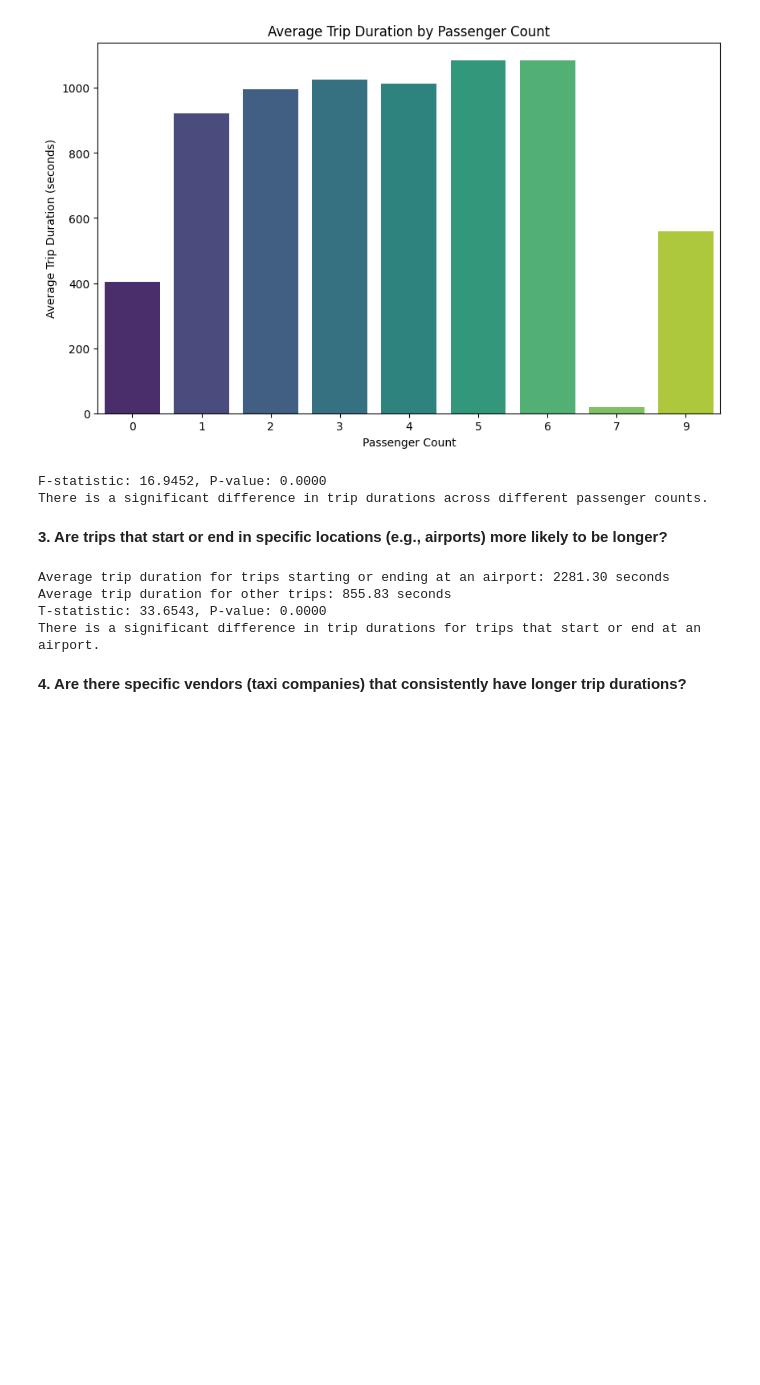
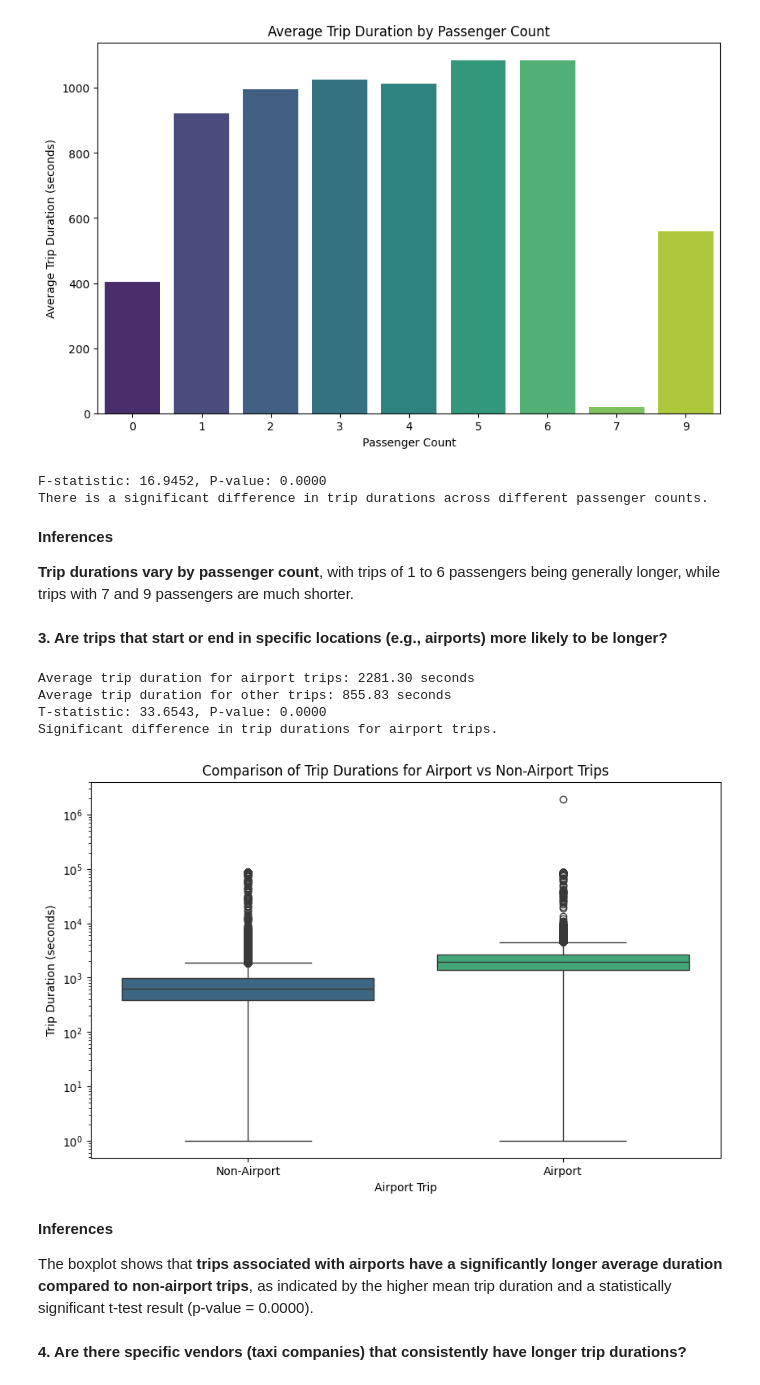
Before and after one commit to namozhdehi/KSR, a Jupyter notebook: 2_EDA_NYC_Taxi.ipynb, the cells around one changed output. Saved outputs shown, nothing was run; the diff lists cells and outputs as text; code cells hidden in the pictures; blank space fills up the shorter version.

```diff
--- a/2_EDA_NYC_Taxi.ipynb
+++ b/2_EDA_NYC_Taxi.ipynb
@@ -1055,58 +1097,71 @@ else:
 [figure]
 F-statistic: 16.9452, P-value: 0.0000
 There is a significant difference in trip durations across different passenger counts.
+# %% [markdown]
+**Inferences**
+
+**Trip durations vary by passenger count**, with trips of 1 to 6 passengers being generally longer, while trips with 7 and 9 passengers are much shorter.
 # %% [markdown]
 **3. Are trips that start or end in specific locations (e.g., airports) more likely to be longer?**
 # %%
+import numpy as np
+import seaborn as sns
+import matplotlib.pyplot as plt
 from scipy.stats import ttest_ind
 
 # Define airport coordinates (JFK, LGA, EWR)
-# You might need to adjust these coordinates based on the dataset's resolution
-JFK_COORDINATES = (-73.7781, 40.6413)
-LGA_COORDINATES = (-73.8740, 40.7769)
-EWR_COORDINATES = (-74.1745, 40.6895)
+airport_coords = [
+    (-73.7781, 40.6413),  # JFK
+    (-73.8740, 40.7769),  # LGA
+    (-74.1745, 40.6895)   # EWR
+]
 
 # Define a radius for considering a trip as starting/ending at an airport
-RADIUS = 0.02  # Adjust based on your dataset's precision
+RADIUS = 0.02
 
-def is_near_airport(lon, lat, airport_coords, radius=RADIUS):
-    return np.sqrt((lon - airport_coords[0])**2 + (lat - airport_coords[1])**2) <= radius
+# Function to check if a location is near an airport
+def is_near_airport(lon, lat, airports=airport_coords, radius=RADIUS):
+    return any(np.sqrt((lon - ac[0])**2 + (lat - ac[1])**2) <= radius for ac in airports)
 
 # Add a column to classify trips as starting or ending at an airport
-df['starts_at_airport'] = df.apply(lambda row: is_near_airport(row['pickup_longitude'], row['pickup_latitude'], JFK_COORDINATES) or
-                                             is_near_airport(row['pickup_longitude'], row['pickup_latitude'], LGA_COORDINATES) or
-                                             is_near_airport(row['pickup_longitude'], row['pickup_latitude'], EWR_COORDINATES), axis=1)
+df['airport_trip'] = df.apply(lambda row: is_near_airport(row['pickup_longitude'], row['pickup_latitude']) or
+                                             is_near_airport(row['dropoff_longitude'], row['dropoff_latitude']), axis=1)
 
-df['ends_at_airport'] = df.apply(lambda row: is_near_airport(row['dropoff_longitude'], row['dropoff_latitude'], JFK_COORDINATES) or
-                                           is_near_airport(row['dropoff_longitude'], row['dropoff_latitude'], LGA_COORDINATES) or
-                                           is_near_airport(row['dropoff_longitude'], row['dropoff_latitude'], EWR_COORDINATES), axis=1)
+# Calculate average trip duration for airport vs non-airport trips
+airport_trip_avg_duration = df[df['airport_trip']]['trip_duration'].mean()
+non_airport_trip_avg_duration = df[~df['airport_trip']]['trip_duration'].mean()
 
-# Combine the two conditions into one
-df['airport_trip'] = df['starts_at_airport'] | df['ends_at_airport']
-
-# Calculate average trip duration for airport trips vs non-airport trips
-airport_trip_avg_duration = df[df['airport_trip'] == True]['trip_duration'].mean()
-non_airport_trip_avg_duration = df[df['airport_trip'] == False]['trip_duration'].mean()
-
-print(f"Average trip duration for trips starting or ending at an airport: {airport_trip_avg_duration:.2f} seconds")
+print(f"Average trip duration for airport trips: {airport_trip_avg_duration:.2f} seconds")
 print(f"Average trip duration for other trips: {non_airport_trip_avg_duration:.2f} seconds")
 
-# Optional: Perform a statistical test (t-test) to check if the difference is significant
-airport_trip_durations = df[df['airport_trip'] == True]['trip_duration']
-non_airport_trip_durations = df[df['airport_trip'] == False]['trip_duration']
-
-t_stat, p_value = ttest_ind(airport_trip_durations, non_airport_trip_durations, equal_var=False)
+# Perform a t-test
+t_stat, p_value = ttest_ind(df[df['airport_trip']]['trip_duration'], df[~df['airport_trip']]['trip_duration'], equal_var=False)
 print(f"T-statistic: {t_stat:.4f}, P-value: {p_value:.4f}")
 
 if p_value < 0.05:
-    print("There is a significant difference in trip durations for trips that start or end at an airport.")
+    print("Significant difference in trip durations for airport trips.")
 else:
-    print("There is no significant difference in trip durations for trips that start or end at an airport.")
+    print("No significant difference in trip durations for airport trips.")
+
+# Plotting the results
+plt.figure(figsize=(10, 6))
+sns.boxplot(x='airport_trip', y='trip_duration', data=df, palette='viridis')
+plt.xlabel('Airport Trip')
+plt.ylabel('Trip Duration (seconds)')
+plt.title('Comparison of Trip Durations for Airport vs Non-Airport Trips')
+plt.xticks([0, 1], ['Non-Airport', 'Airport'])
+plt.yscale('log')
+plt.show()
 # %% [output]
-Average trip duration for trips starting or ending at an airport: 2281.30 seconds
+Average trip duration for airport trips: 2281.30 seconds
 Average trip duration for other trips: 855.83 seconds
 T-statistic: 33.6543, P-value: 0.0000
-There is a significant difference in trip durations for trips that start or end at an airport.
+Significant difference in trip durations for airport trips.
+[figure, added]
+# %% [markdown]
+**Inferences**
+
+The boxplot shows that **trips associated with airports have a significantly longer average duration compared to non-airport trips**, as indicated by the higher mean trip duration and a statistically significant t-test result (p-value = 0.0000).
 # %% [markdown]
 **4. Are there specific vendors (taxi companies) that consistently have longer trip durations?**
 # %%
```
Also changed, not shown: parts of 18 cells of this notebook.
